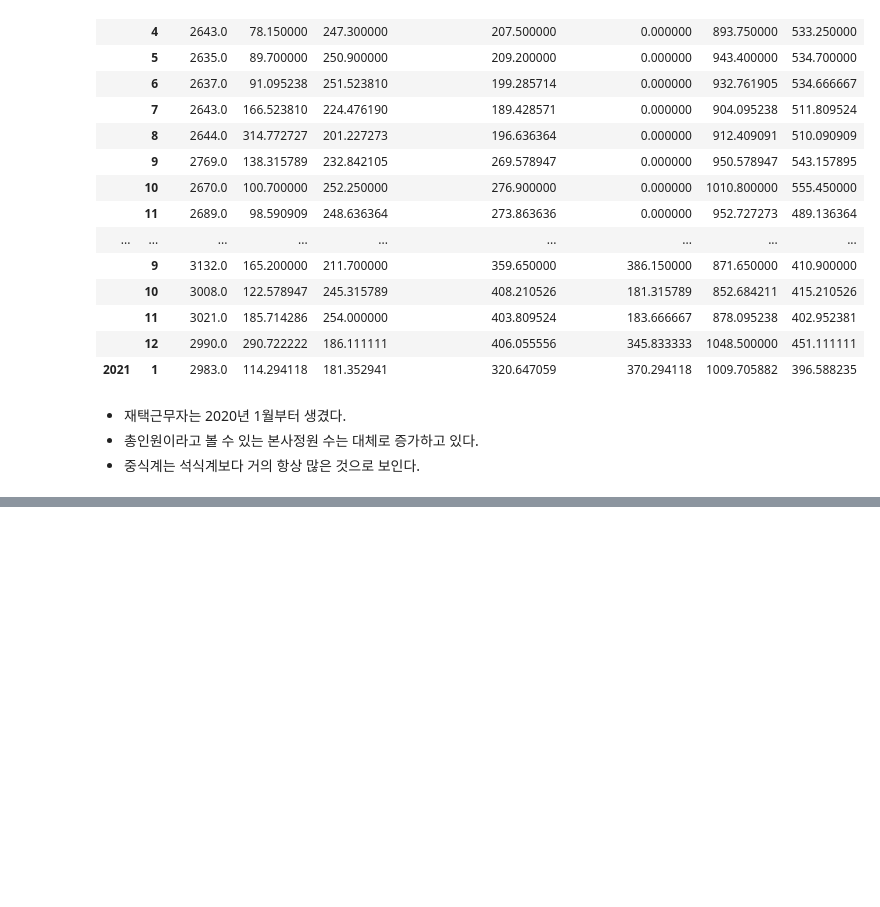
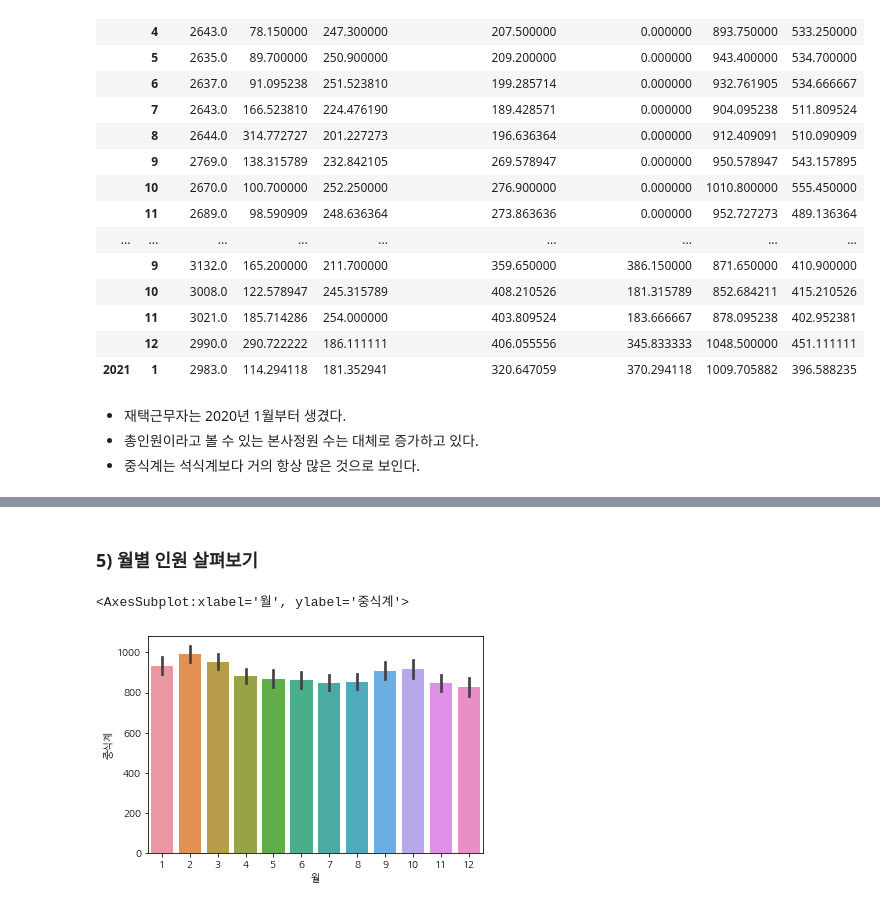
Before and after one commit to mkkim007/DuSiDataTeamGunaesigdang, a Jupyter notebook: week1/윤세휘/구내식당 데이터 EDA.ipynb, the cells around one changed output, grey strips where cells are left out. Drawn from its saved outputs; the diff is of its cells as text; code cells hidden in the pictures; blank space fills up the shorter version.

```diff
--- a/week1/윤세휘/구내식당 데이터 EDA.ipynb
+++ b/week1/윤세휘/구내식당 데이터 EDA.ipynb
@@ -353,0 +372,7 @@ train_group1.mean()
+# %% [markdown]
+### 5) 월별 인원 살펴보기
+# %%
+sns.barplot(x='월', y='중식계',data=train)
+# %% [output]
+<AxesSubplot:xlabel='월', ylabel='중식계'>
+[figure, added]
```
Also changed, not shown: parts of 37 cells of this notebook.
